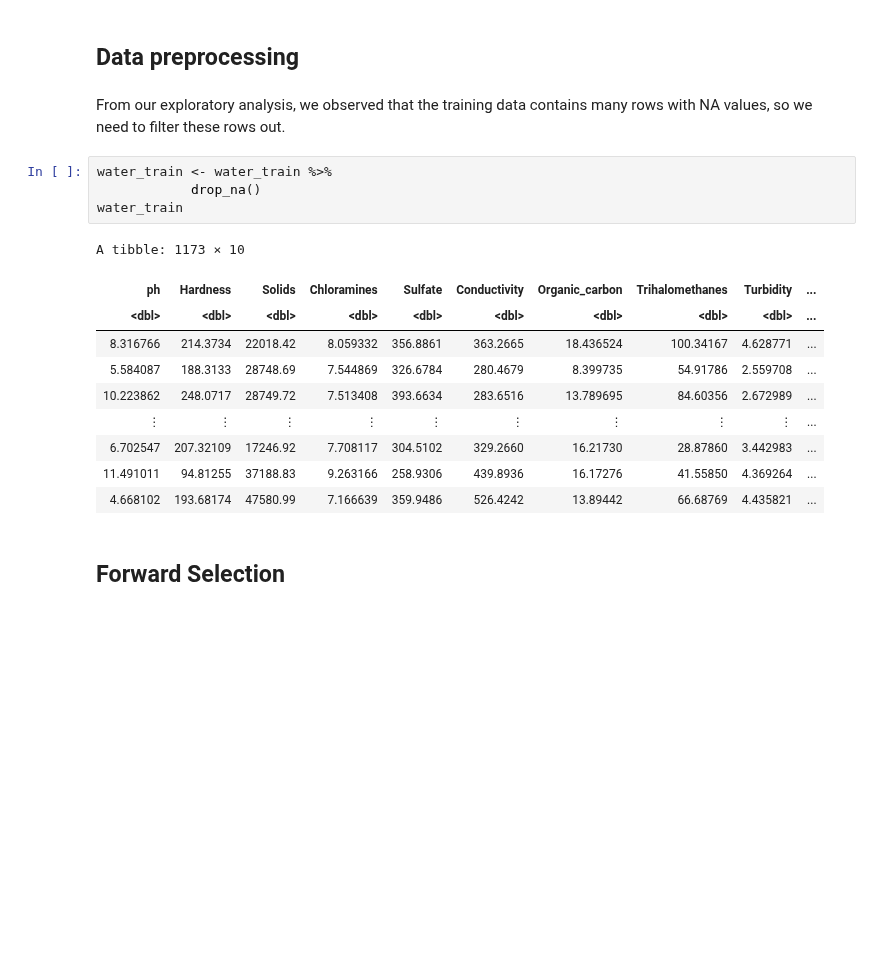
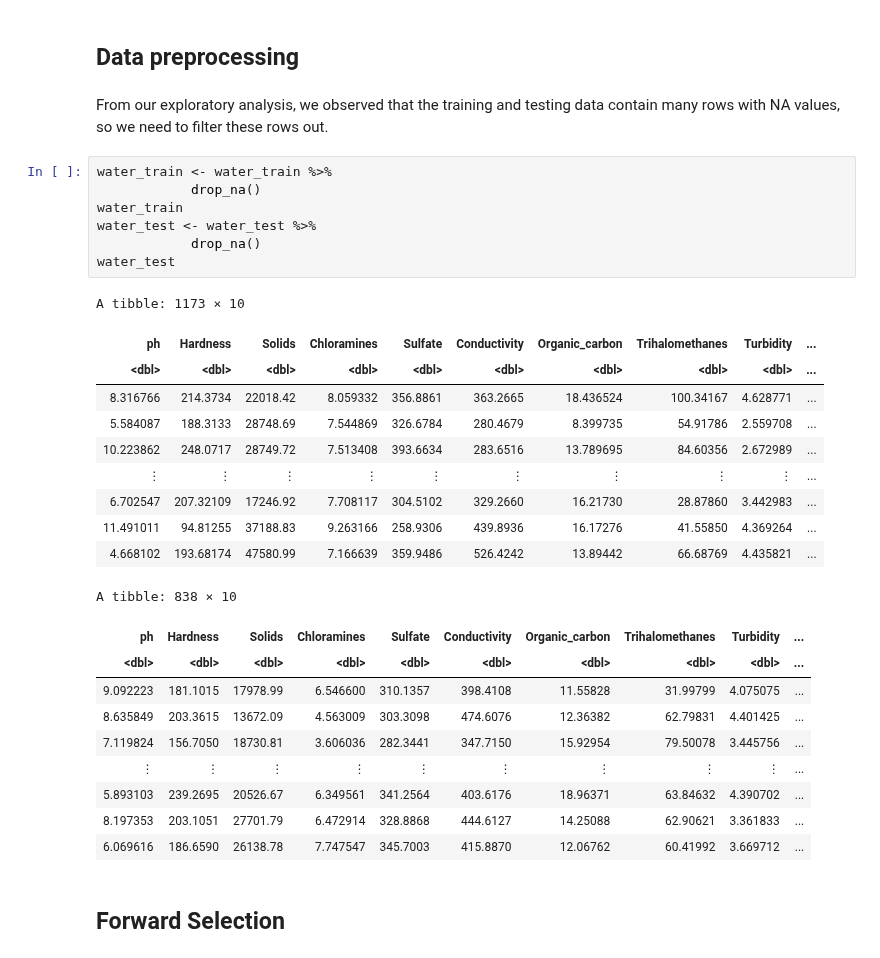
Before and after one commit to ricardoliu99/dsci100-group21, a Jupyter notebook: final_report.ipynb, the cells around one changed output. Drawn from its saved outputs; the diff is of its cells as text; blank space fills up the shorter version.

```diff
--- a/final_report.ipynb
+++ b/final_report.ipynb
@@ -309,22 +309,35 @@ Our data analysis will help Dr. Doe understand which chemical compound’s prese
 # %% [markdown]
 ## Data preprocessing
 # %% [markdown]
-From our exploratory analysis, we observed that the training data contains many rows with NA values, so we need to filter these rows out.
+From our exploratory analysis, we observed that the training and testing data contain many rows with NA values, so we need to filter these rows out.
 # %%
 water_train <- water_train %>%
             drop_na()
 water_train
+water_test <- water_test %>%
+            drop_na()
+water_test
 # %% [output]
 A tibble: 1173 × 10
 | ph | Hardness | Solids | Chloramines | Sulfate | Conductivity | Organic_carbon | Trihalomethanes | Turbidity | ... |
 | <dbl> | <dbl> | <dbl> | <dbl> | <dbl> | <dbl> | <dbl> | <dbl> | <dbl> | ... |
 | 8.316766 | 214.3734 | 22018.42 | 8.059332 | 356.8861 | 363.2665 | 18.436524 | 100.34167 | 4.628771 | ... |
 | 5.584087 | 188.3133 | 28748.69 | 7.544869 | 326.6784 | 280.4679 | 8.399735 | 54.91786 | 2.559708 | ... |
 | 10.223862 | 248.0717 | 28749.72 | 7.513408 | 393.6634 | 283.6516 | 13.789695 | 84.60356 | 2.672989 | ... |
 | ⋮ | ⋮ | ⋮ | ⋮ | ⋮ | ⋮ | ⋮ | ⋮ | ⋮ | ... |
 | 6.702547 | 207.32109 | 17246.92 | 7.708117 | 304.5102 | 329.2660 | 16.21730 | 28.87860 | 3.442983 | ... |
 | 11.491011 | 94.81255 | 37188.83 | 9.263166 | 258.9306 | 439.8936 | 16.17276 | 41.55850 | 4.369264 | ... |
 | 4.668102 | 193.68174 | 47580.99 | 7.166639 | 359.9486 | 526.4242 | 13.89442 | 66.68769 | 4.435821 | ... |
+A tibble: 838 × 10
+| ph | Hardness | Solids | Chloramines | Sulfate | Conductivity | Organic_carbon | Trihalomethanes | Turbidity | ... |
+| <dbl> | <dbl> | <dbl> | <dbl> | <dbl> | <dbl> | <dbl> | <dbl> | <dbl> | ... |
+| 9.092223 | 181.1015 | 17978.99 | 6.546600 | 310.1357 | 398.4108 | 11.55828 | 31.99799 | 4.075075 | ... |
+| 8.635849 | 203.3615 | 13672.09 | 4.563009 | 303.3098 | 474.6076 | 12.36382 | 62.79831 | 4.401425 | ... |
+| 7.119824 | 156.7050 | 18730.81 | 3.606036 | 282.3441 | 347.7150 | 15.92954 | 79.50078 | 3.445756 | ... |
+| ⋮ | ⋮ | ⋮ | ⋮ | ⋮ | ⋮ | ⋮ | ⋮ | ⋮ | ... |
+| 5.893103 | 239.2695 | 20526.67 | 6.349561 | 341.2564 | 403.6176 | 18.96371 | 63.84632 | 4.390702 | ... |
+| 8.197353 | 203.1051 | 27701.79 | 6.472914 | 328.8868 | 444.6127 | 14.25088 | 62.90621 | 3.361833 | ... |
+| 6.069616 | 186.6590 | 26138.78 | 7.747547 | 345.7003 | 415.8870 | 12.06762 | 60.41992 | 3.669712 | ... |
 # %% [markdown]
 ## Forward Selection
 # %% [markdown]
```
Also changed, not shown: parts of 9 cells of this notebook.
